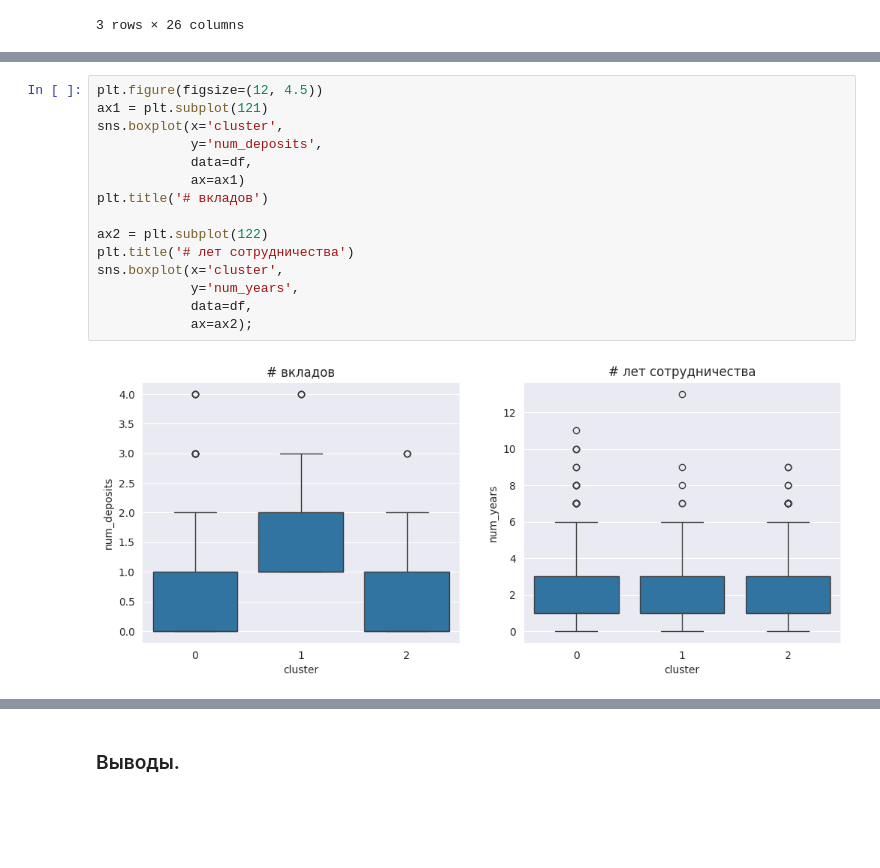
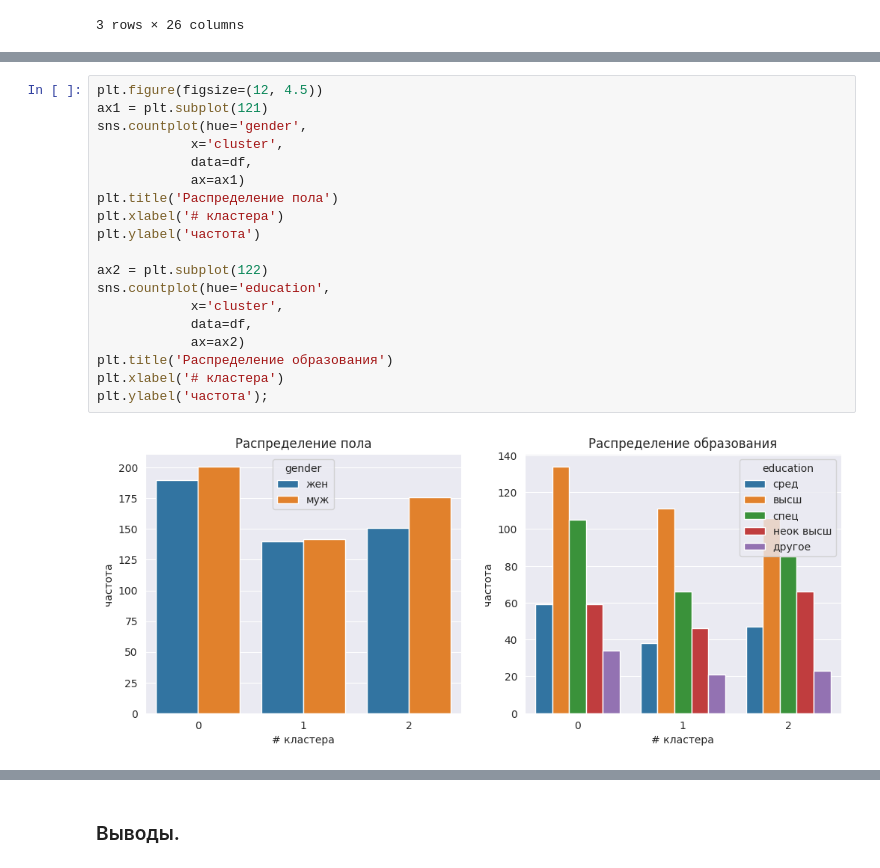
Before and after one commit to luckyme410/segment_EMC, a Jupyter notebook: segmentation.ipynb, the cells around one changed output, grey strips where cells are left out. Saved outputs shown, nothing was run; the diff lists cells and outputs as text; blank space fills up the shorter version.

```diff
--- a/segmentation.ipynb
+++ b/segmentation.ipynb
@@ -375,17 +423,21 @@ Name: total_deposits_sum, dtype: float64
 # %%
 plt.figure(figsize=(12, 4.5))
 ax1 = plt.subplot(121)
-sns.boxplot(x='cluster',
-            y='num_deposits',
+sns.countplot(hue='gender',
+            x='cluster',
             data=df,
             ax=ax1)
-plt.title('# вкладов')
+plt.title('Распределение пола')
+plt.xlabel('# кластера')
+plt.ylabel('частота')
 
 ax2 = plt.subplot(122)
-plt.title('# лет сотрудничества')
-sns.boxplot(x='cluster',
-            y='num_years',
+sns.countplot(hue='education',
+            x='cluster',
             data=df,
-            ax=ax2);
+            ax=ax2)
+plt.title('Распределение образования')
+plt.xlabel('# кластера')
+plt.ylabel('частота');
 # %% [output]
-[figure, old version]
+[figure, new version]
```
Also changed, not shown: parts of 14 cells of this notebook.
